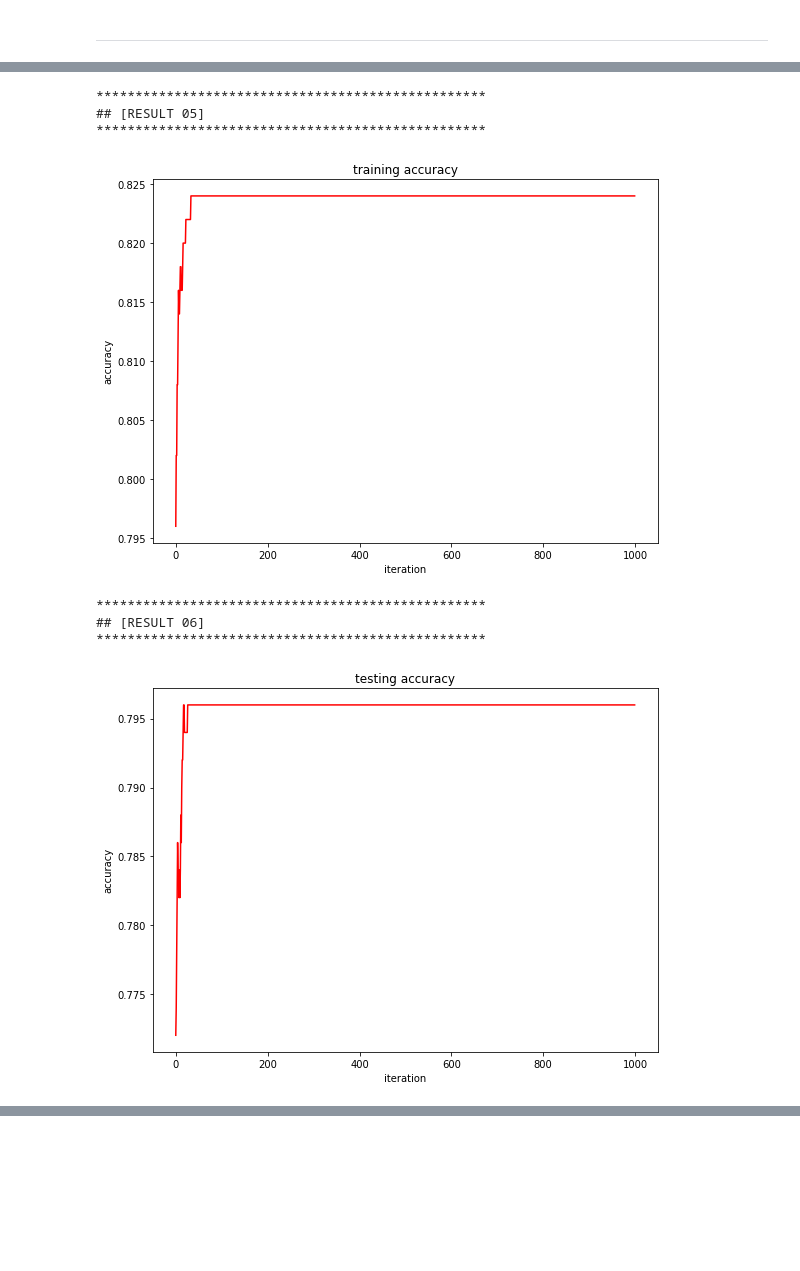
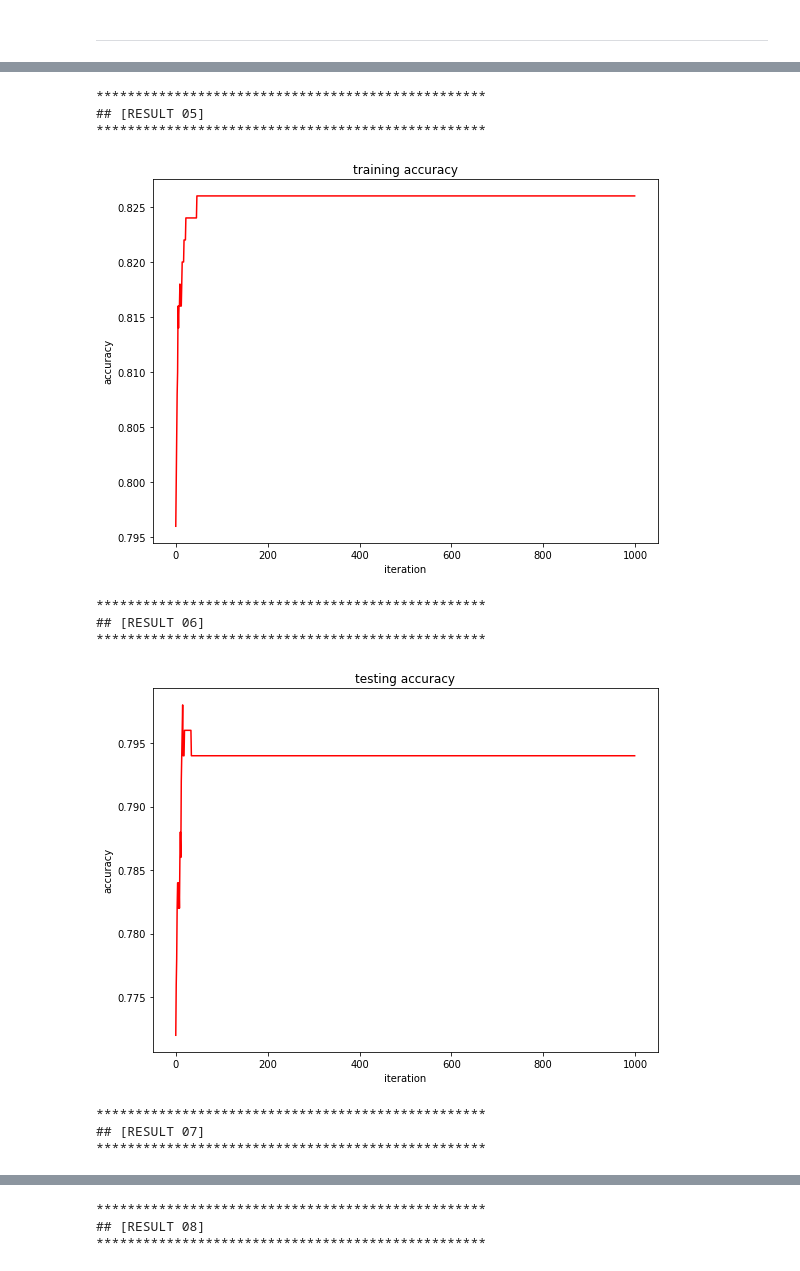
Before and after one commit to iimpala/ML_assignment, a Jupyter notebook: week10/assignment_10.ipynb, the cells around one changed output, grey strips where cells are left out. Cells and saved outputs as stored; diff of their text form; code cells hidden in the pictures; blank space fills up the shorter version.

Commit message:
result 7~10

```diff
--- a/week10/assignment_10.ipynb
+++ b/week10/assignment_10.ipynb
@@ -106,7 +106,7 @@ def compute_feature(point):
 
     x = point[:, 0]
     y = point[:, 1]
-    feature = np.array([np.ones(x.shape), x, y, x**2, y**2, x**3, y**3]).T
+    feature = np.array([np.ones(x.shape), x, y, x**2, y**2, x**3, y**3, x*y]).T
 
     #
     # ++++++++++++++++++++++++++++++++++++++++++++++++++
@@ -256,7 +256,7 @@ def compute_accuracy(theta, feature, label):
 # %%
 number_iteration    = 1000 # you can change this value as you want
 learning_rate       = 0.01 # you can change this value as you want
-number_feature      = 7 # you can change this value as you want
+number_feature      = 8 # you can change this value as you want
 alpha               = 10 # you can change this value as you want
 
 theta                       = np.zeros(number_feature)
@@ -495,7 +527,7 @@ ___
 # %% [markdown]
 ___
 # %%
-number_result = 6
+number_result = 10
 
 for i in range(number_result):
     title = '## [RESULT {:02d}]'.format(i+1)
@@ -525,8 +557,11 @@ final testing accuracy =  0.7960000000
 **************************************************
 ## [RESULT 05]
 **************************************************
-[figure, old version]
+[figure, new version]
 **************************************************
 ## [RESULT 06]
 **************************************************
-[figure, old version]
+[figure, new version]
+**************************************************
+## [RESULT 07]
+**************************************************
@@ -532,0 +569,3 @@ final testing accuracy =  0.7960000000
+**************************************************
+## [RESULT 08]
+**************************************************
```
Also changed, not shown: parts of 5 cells of this notebook.
